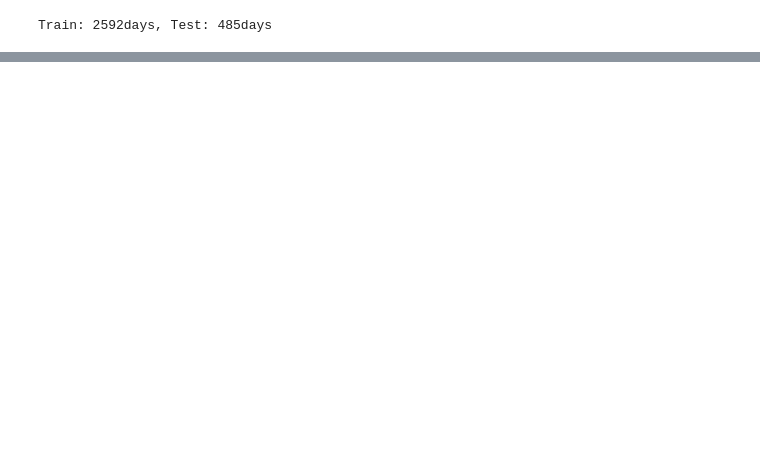
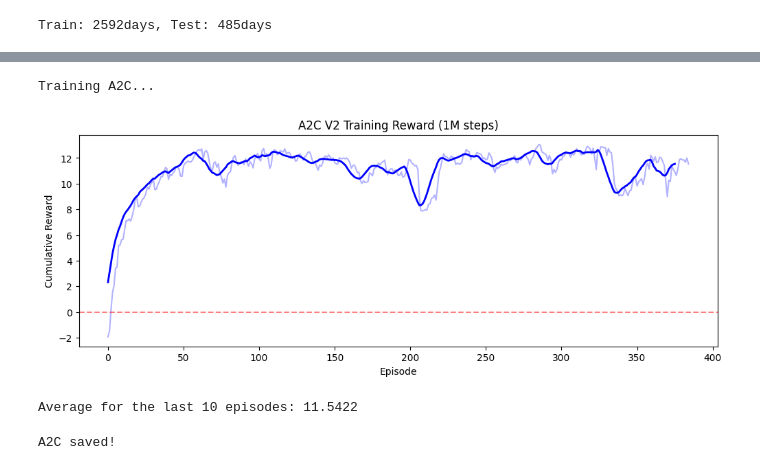
Before and after one commit to blackcatyu/DRL-for-Portfolio-Allocation, a Jupyter notebook: notebooks/07_train_restep.ipynb, the cells around one changed output, grey strips where cells are left out. Saved outputs shown, nothing was run; the diff lists cells and outputs as text; code cells hidden in the pictures; blank space fills up the shorter version.

```diff
--- a/notebooks/07_train_restep.ipynb
+++ b/notebooks/07_train_restep.ipynb
@@ -79,0 +103,17 @@ Average for the last 10 episodes: 13.4163
+# %%
+# A2C
+print("Training A2C...")
+train_env = te2.MetalTradingEnvV2(train, price_train)
+a2c_v2, a2c_cb = train_agent(A2C, train_env, learning_rate=7e-4, n_steps=5, gamma=0.99)
+plot_reward(a2c_cb.episode_rewards, "A2C V2 Training Reward (1M steps)")
+print(f"Average for the last 10 episodes: {np.mean(a2c_cb.episode_rewards[-10:]):.4f}")
+a2c_v2.save("../agents/a2c_v2_1m")
+# %% [output]
+Training A2C...
+[figure, added]
+Average for the last 10 episodes: 11.5422
+# %%
+np.save("../agents/a2c_v2_rewards_1m.npy", a2c_cb.episode_rewards)
+print("A2C saved!")
+# %% [output]
+A2C saved!
```
Also changed, not shown: parts of 4 cells of this notebook, 6 other files.
